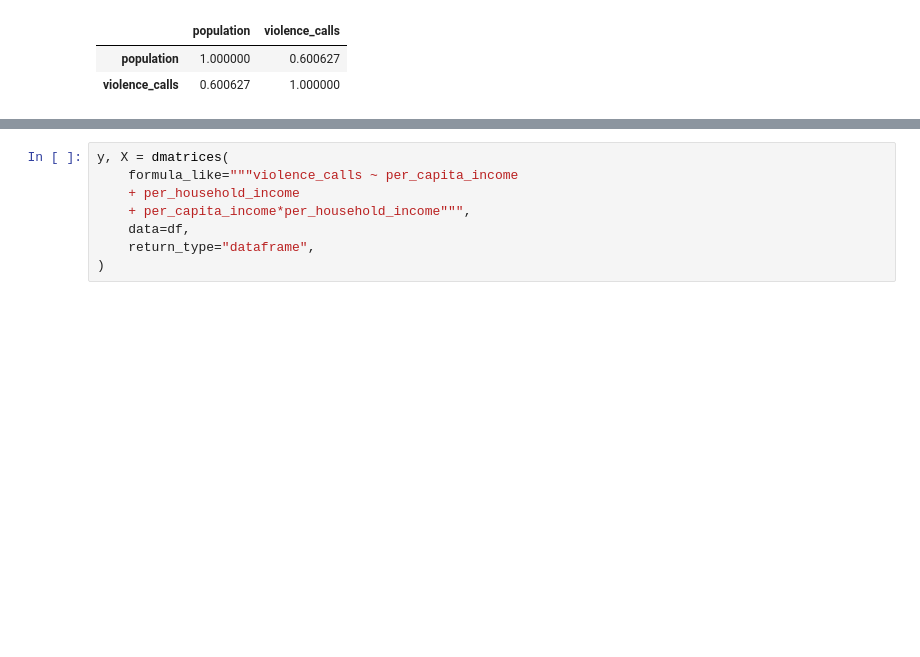
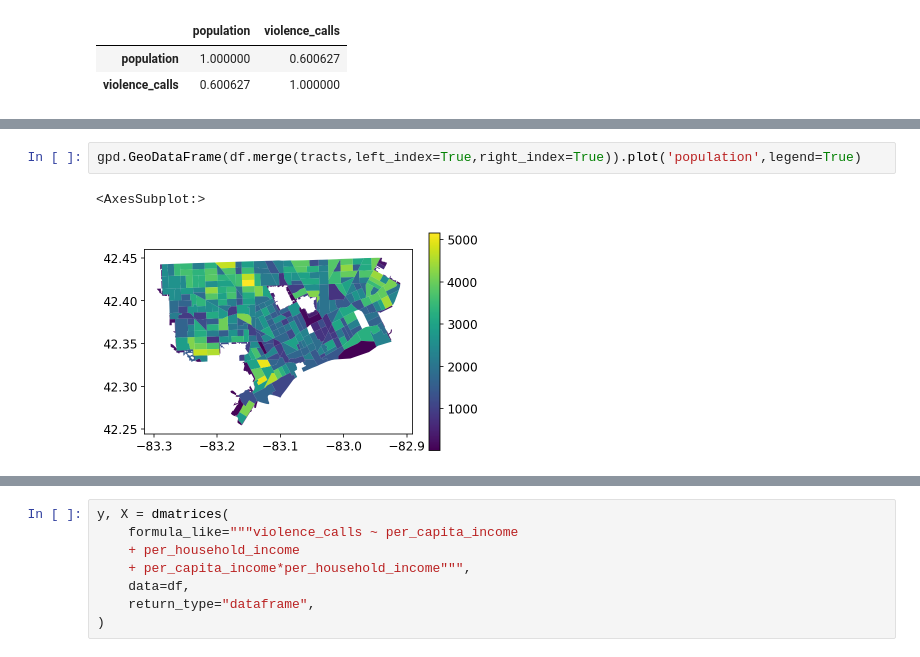
Before and after one commit to ahakso/detroit, a Jupyter notebook: early_modeling.ipynb, the cells around one changed output, grey strips where cells are left out. Saved outputs shown, nothing was run; the diff lists cells and outputs as text; blank space fills up the shorter version.

```diff
--- a/early_modeling.ipynb
+++ b/early_modeling.ipynb
@@ -128,0 +161,5 @@ Generate index not run, or was run on the wrong grain. Creating index on block g
+# %%
+gpd.GeoDataFrame(df.merge(tracts,left_index=True,right_index=True)).plot('population',legend=True)
+# %% [output]
+<AxesSubplot:>
+[figure, added]
```
Also changed, not shown: parts of 33 cells of this notebook, 3 other files.
